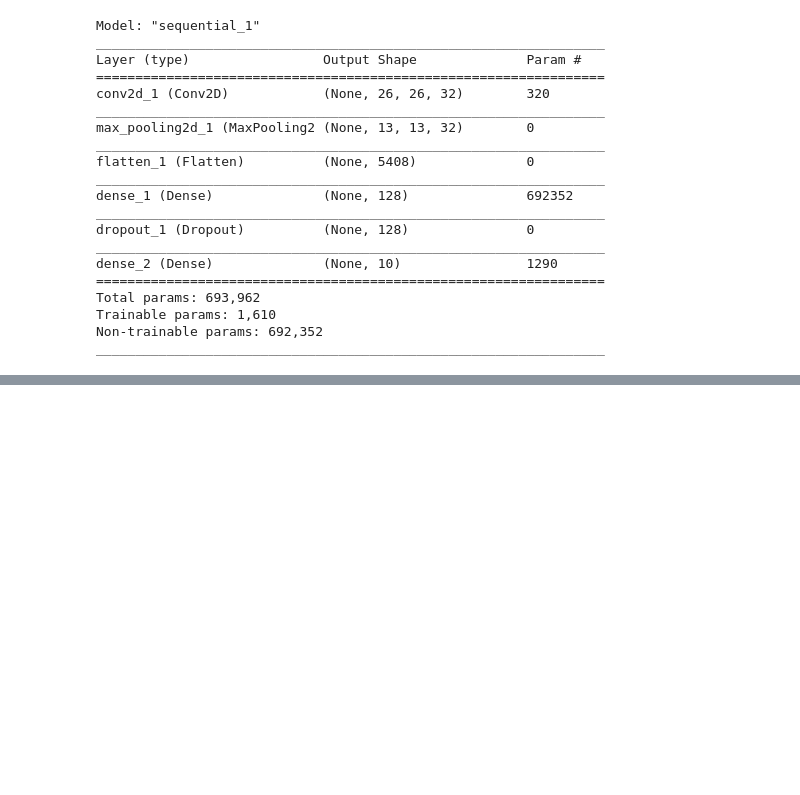
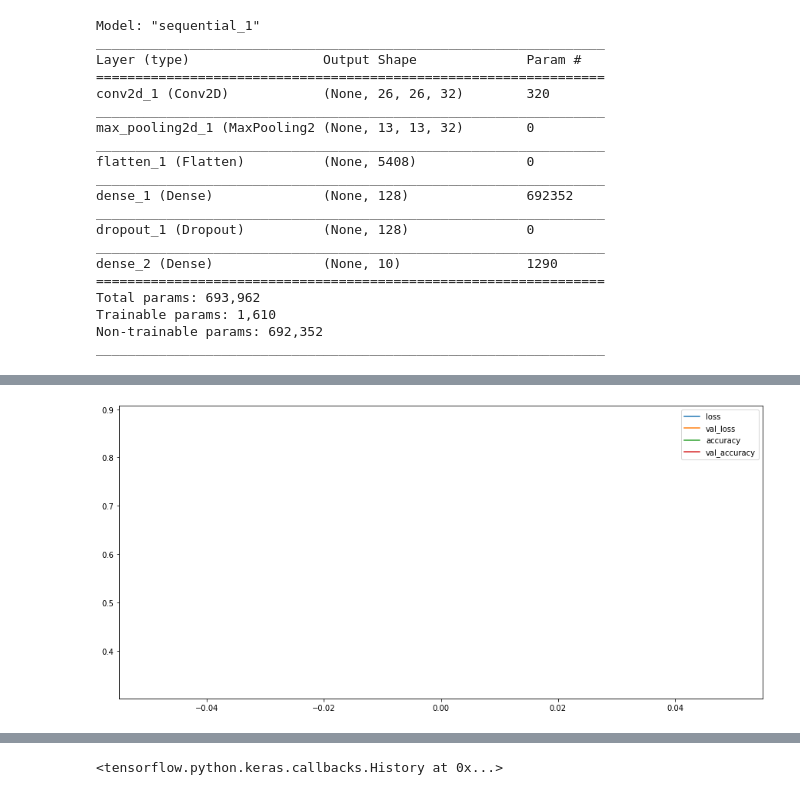
Before and after one commit to matejsladek/random_layers, a Jupyter notebook: code/experiments/mnist/Lecture notes replication.ipynb, the cells around one changed output, grey strips where cells are left out. Drawn from its saved outputs; the diff is of its cells as text; code cells hidden in the pictures; blank space fills up the shorter version.

```diff
--- a/code/experiments/mnist/Lecture notes replication.ipynb
+++ b/code/experiments/mnist/Lecture notes replication.ipynb
@@ -194,14 +219,16 @@ model.summary()
 # %%
 model.fit(
     train_images, train_labels,
-    epochs=30,
+    epochs=1,
     batch_size=32,
     validation_data=(validation_images, validation_labels),
     callbacks=[
         keras.callbacks.EarlyStopping(
             patience=3,
             restore_best_weights=True,
         ),
         PlotLosses(["accuracy"]),
     ],
 )
+# %% [output]
+[figure, added]
@@ -208,2 +236,3 @@ model.fit(
+<tensorflow.python.keras.callbacks.History at 0x...>
 # %%
 model.evaluate(test_images, test_labels)
```
Also changed, not shown: parts of 7 cells of this notebook.
